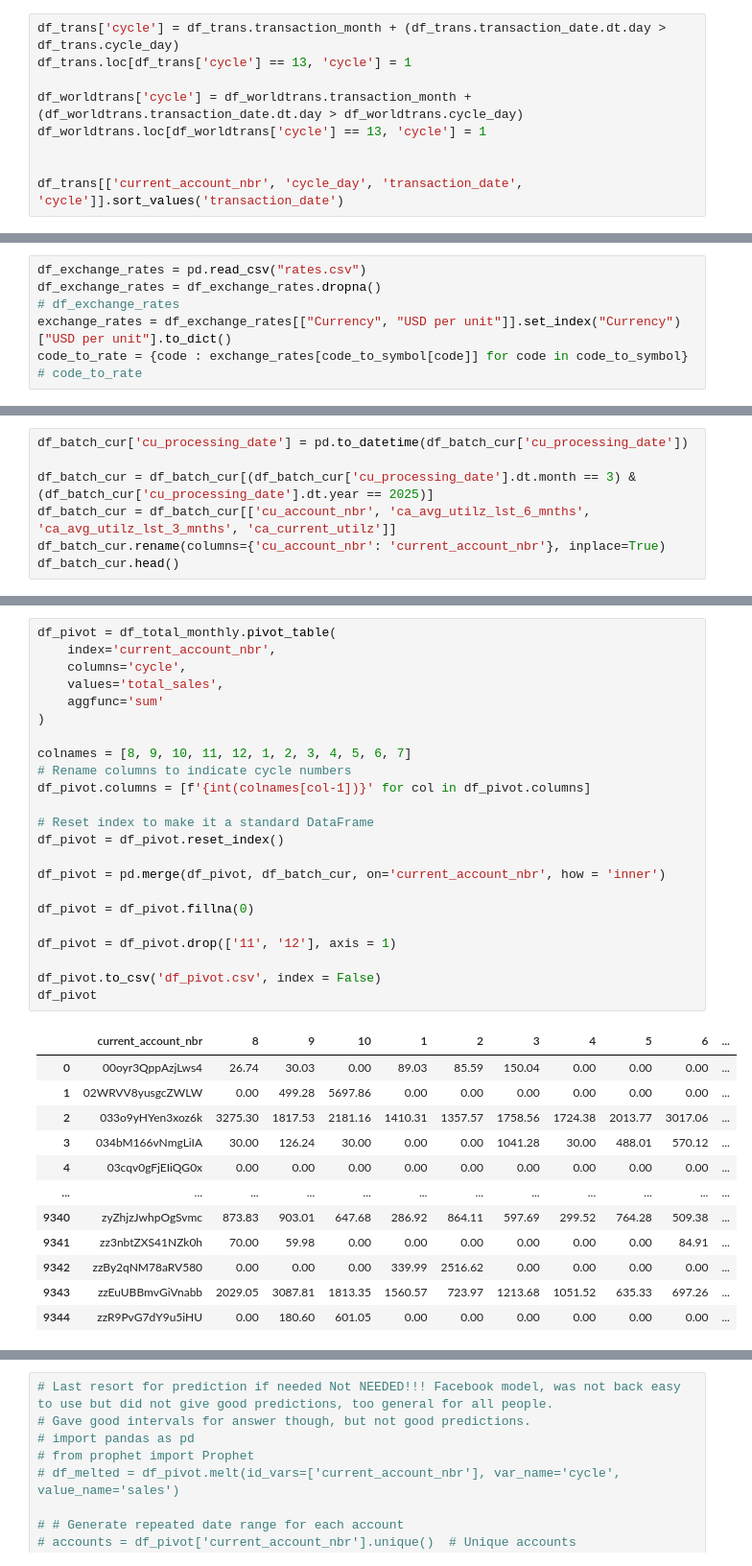
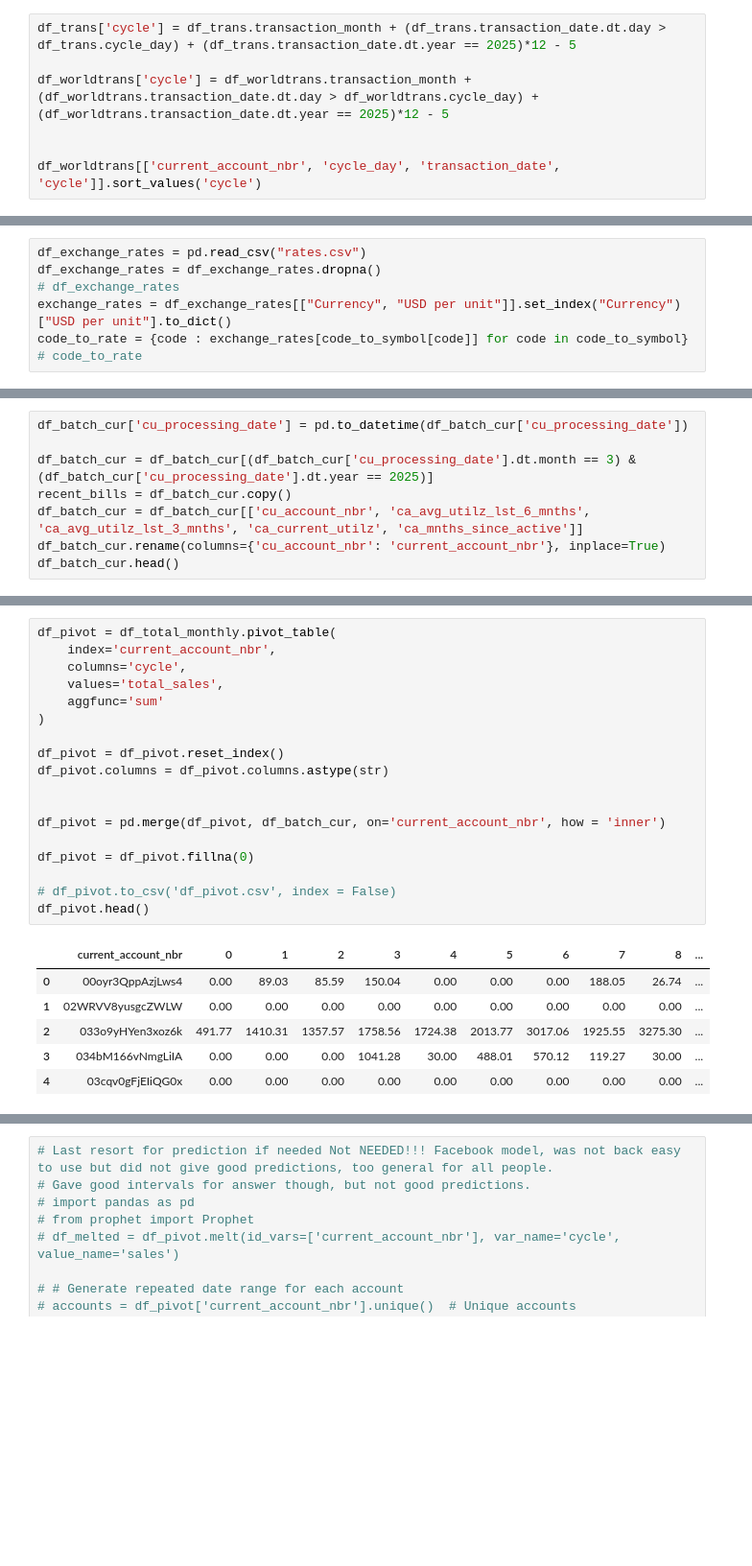
Before and after one commit to eeen17/ditto, a Jupyter notebook: datathon.ipynb, the cells around one changed output, grey strips where cells are left out. Shown at 96% size. Saved outputs shown, nothing was run; the diff lists cells and outputs as text; blank space fills up the shorter version.

```diff
--- a/datathon.ipynb
+++ b/datathon.ipynb
@@ -46,13 +89,11 @@ df_trans.head()
 | 4 | eJSfTCGPvJulGzd3 | SALE | 253 | 2024-08-17 | 26.65 | ... |
 5 rows × 23 columns
 # %%
-df_trans['cycle'] = df_trans.transaction_month + (df_trans.transaction_date.dt.day > df_trans.cycle_day)
-df_trans.loc[df_trans['cycle'] == 13, 'cycle'] = 1
+df_trans['cycle'] = df_trans.transaction_month + (df_trans.transaction_date.dt.day > df_trans.cycle_day) + (df_trans.transaction_date.dt.year == 2025)*12 - 5
 
-df_worldtrans['cycle'] = df_worldtrans.transaction_month + (df_worldtrans.transaction_date.dt.day > df_worldtrans.cycle_day)
-df_worldtrans.loc[df_worldtrans['cycle'] == 13, 'cycle'] = 1
+df_worldtrans['cycle'] = df_worldtrans.transaction_month + (df_worldtrans.transaction_date.dt.day > df_worldtrans.cycle_day) + (df_worldtrans.transaction_date.dt.year == 2025)*12 - 5
 
 
-df_trans[['current_account_nbr', 'cycle_day', 'transaction_date', 'cycle']].sort_values('transaction_date')
+df_worldtrans[['current_account_nbr', 'cycle_day', 'transaction_date', 'cycle']].sort_values('cycle')
 # %% [output]
 |  | current_account_nbr | cycle_day | transaction_date | cycle |
@@ -182,7 +227,8 @@ df_batch_cur = pd.read_csv("data/rams_batch_cur_20250325.csv")
 df_batch_cur['cu_processing_date'] = pd.to_datetime(df_batch_cur['cu_processing_date'])
 
 df_batch_cur = df_batch_cur[(df_batch_cur['cu_processing_date'].dt.month == 3) & (df_batch_cur['cu_processing_date'].dt.year == 2025)]
-df_batch_cur = df_batch_cur[['cu_account_nbr', 'ca_avg_utilz_lst_6_mnths', 'ca_avg_utilz_lst_3_mnths', 'ca_current_utilz']]
+recent_bills = df_batch_cur.copy()
+df_batch_cur = df_batch_cur[['cu_account_nbr', 'ca_avg_utilz_lst_6_mnths', 'ca_avg_utilz_lst_3_mnths', 'ca_current_utilz', 'ca_mnths_since_active']]
 df_batch_cur.rename(columns={'cu_account_nbr': 'current_account_nbr'}, inplace=True)
 df_batch_cur.head()
 # %% [output]
@@ -195,36 +241,25 @@ df_batch_cur.head()
 # %%
 df_pivot = df_total_monthly.pivot_table(
     index='current_account_nbr',
     columns='cycle',
     values='total_sales',
     aggfunc='sum'
 )
 
-colnames = [8, 9, 10, 11, 12, 1, 2, 3, 4, 5, 6, 7]
-# Rename columns to indicate cycle numbers
-df_pivot.columns = [f'{int(colnames[col-1])}' for col in df_pivot.columns]
+df_pivot = df_pivot.reset_index()
+df_pivot.columns = df_pivot.columns.astype(str)
 
-# Reset index to make it a standard DataFrame
-df_pivot = df_pivot.reset_index()
 
 df_pivot = pd.merge(df_pivot, df_batch_cur, on='current_account_nbr', how = 'inner')
 
 df_pivot = df_pivot.fillna(0)
 
-df_pivot = df_pivot.drop(['11', '12'], axis = 1)
-
-df_pivot.to_csv('df_pivot.csv', index = False)
-df_pivot
+# df_pivot.to_csv('df_pivot.csv', index = False)
+df_pivot.head()
 # %% [output]
-|  | current_account_nbr | 8 | 9 | 10 | 1 | 2 | 3 | 4 | 5 | 6 | ... |
-| 0 | 00oyr3QppAzjLws4 | 26.74 | 30.03 | 0.00 | 89.03 | 85.59 | 150.04 | 0.00 | 0.00 | 0.00 | ... |
-| 1 | 02WRVV8yusgcZWLW | 0.00 | 499.28 | 5697.86 | 0.00 | 0.00 | 0.00 | 0.00 | 0.00 | 0.00 | ... |
-| 2 | 033o9yHYen3xoz6k | 3275.30 | 1817.53 | 2181.16 | 1410.31 | 1357.57 | 1758.56 | 1724.38 | 2013.77 | 3017.06 | ... |
-| 3 | 034bM166vNmgLiIA | 30.00 | 126.24 | 30.00 | 0.00 | 0.00 | 1041.28 | 30.00 | 488.01 | 570.12 | ... |
+|  | current_account_nbr | 0 | 1 | 2 | 3 | 4 | 5 | 6 | 7 | 8 | ... |
+| 0 | 00oyr3QppAzjLws4 | 0.00 | 89.03 | 85.59 | 150.04 | 0.00 | 0.00 | 0.00 | 188.05 | 26.74 | ... |
+| 1 | 02WRVV8yusgcZWLW | 0.00 | 0.00 | 0.00 | 0.00 | 0.00 | 0.00 | 0.00 | 0.00 | 0.00 | ... |
+| 2 | 033o9yHYen3xoz6k | 491.77 | 1410.31 | 1357.57 | 1758.56 | 1724.38 | 2013.77 | 3017.06 | 1925.55 | 3275.30 | ... |
+| 3 | 034bM166vNmgLiIA | 0.00 | 0.00 | 0.00 | 1041.28 | 30.00 | 488.01 | 570.12 | 119.27 | 30.00 | ... |
 | 4 | 03cqv0gFjEIiQG0x | 0.00 | 0.00 | 0.00 | 0.00 | 0.00 | 0.00 | 0.00 | 0.00 | 0.00 | ... |
-| ... | ... | ... | ... | ... | ... | ... | ... | ... | ... | ... | ... |
-| 9340 | zyZhjzJwhpOgSvmc | 873.83 | 903.01 | 647.68 | 286.92 | 864.11 | 597.69 | 299.52 | 764.28 | 509.38 | ... |
-| 9341 | zz3nbtZXS41NZk0h | 70.00 | 59.98 | 0.00 | 0.00 | 0.00 | 0.00 | 0.00 | 0.00 | 84.91 | ... |
-| 9342 | zzBy2qNM78aRV580 | 0.00 | 0.00 | 0.00 | 339.99 | 2516.62 | 0.00 | 0.00 | 0.00 | 0.00 | ... |
-| 9343 | zzEuUBBmvGiVnabb | 2029.05 | 3087.81 | 1813.35 | 1560.57 | 723.97 | 1213.68 | 1051.52 | 635.33 | 697.26 | ... |
-| 9344 | zzR9PvG7dY9u5iHU | 0.00 | 180.60 | 601.05 | 0.00 | 0.00 | 0.00 | 0.00 | 0.00 | 0.00 | ... |
```
Also changed, not shown: parts of 23 cells of this notebook.
